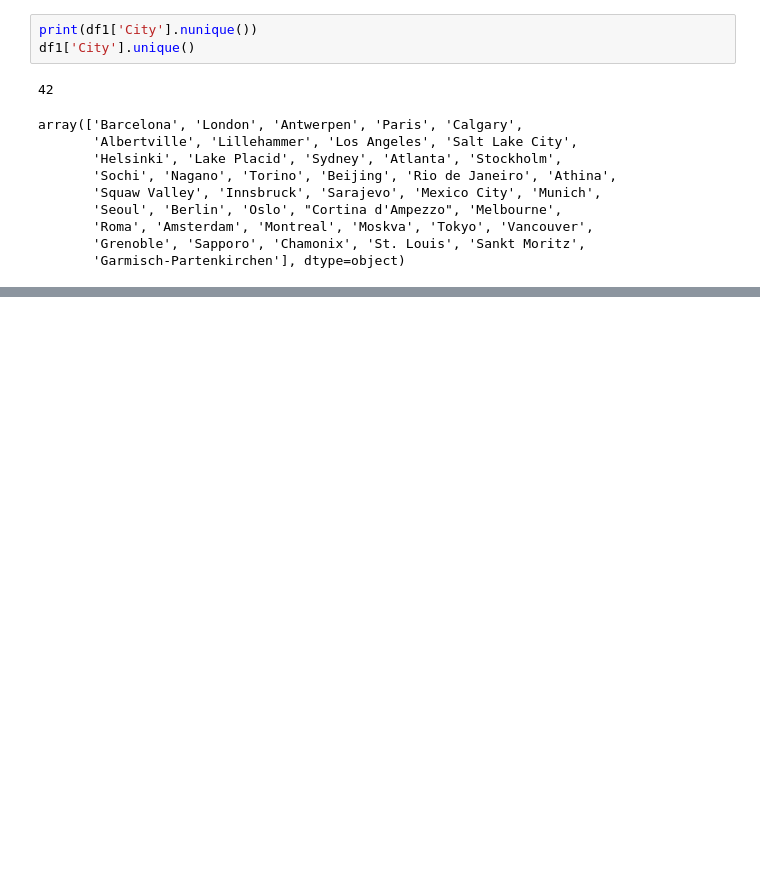
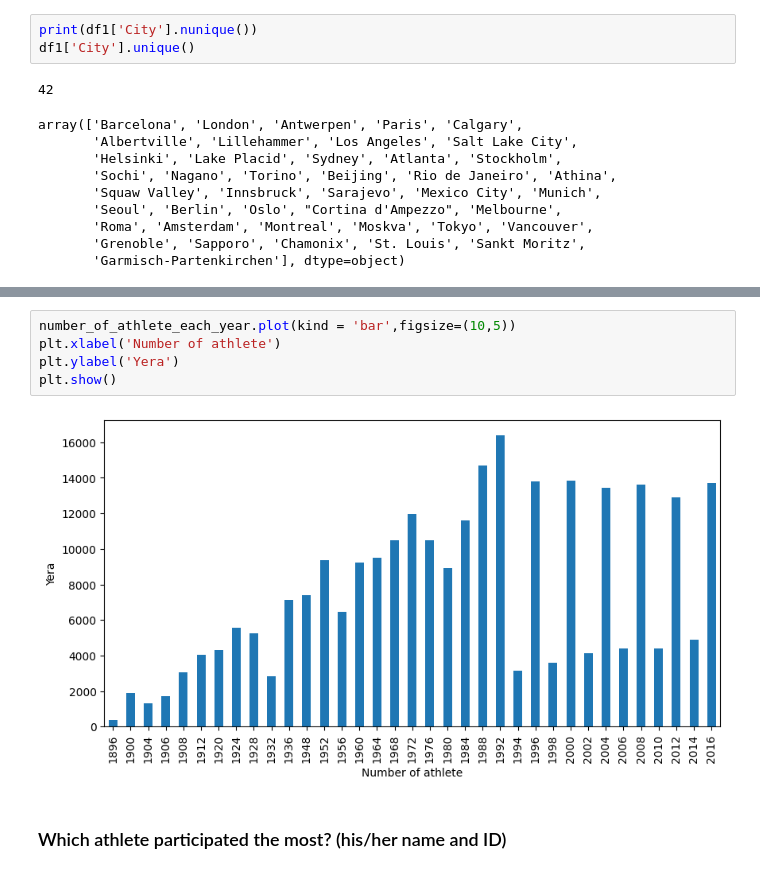
Before and after one commit to BassamSaleh99/Olympic-EDA, a Jupyter notebook: Olympic-EDA.ipynb, the cells around one changed output, grey strips where cells are left out. Saved outputs shown, nothing was run; the diff lists cells and outputs as text; blank space fills up the shorter version.

```diff
--- a/Olympic-EDA.ipynb
+++ b/Olympic-EDA.ipynb
@@ -83,0 +116,9 @@ array(['Barcelona', 'London', 'Antwerpen', 'Paris', 'Calgary',
+# %%
+number_of_athlete_each_year.plot(kind = 'bar',figsize=(10,5))
+plt.xlabel('Number of athlete')
+plt.ylabel('Yera')
+plt.show()
+# %% [output]
+[figure, added]
+# %% [markdown]
+### Which athlete participated the most? (his/her name and ID)
```
Also changed, not shown: parts of 5 cells of this notebook.
